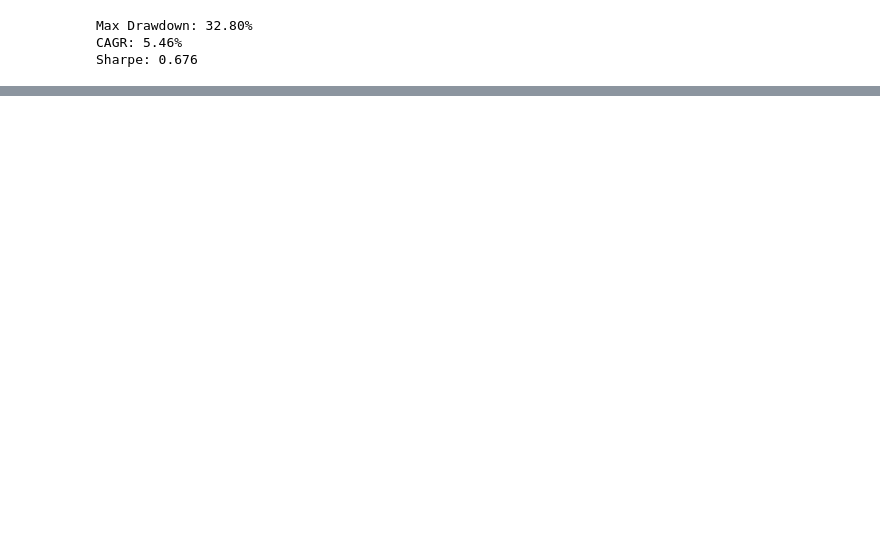
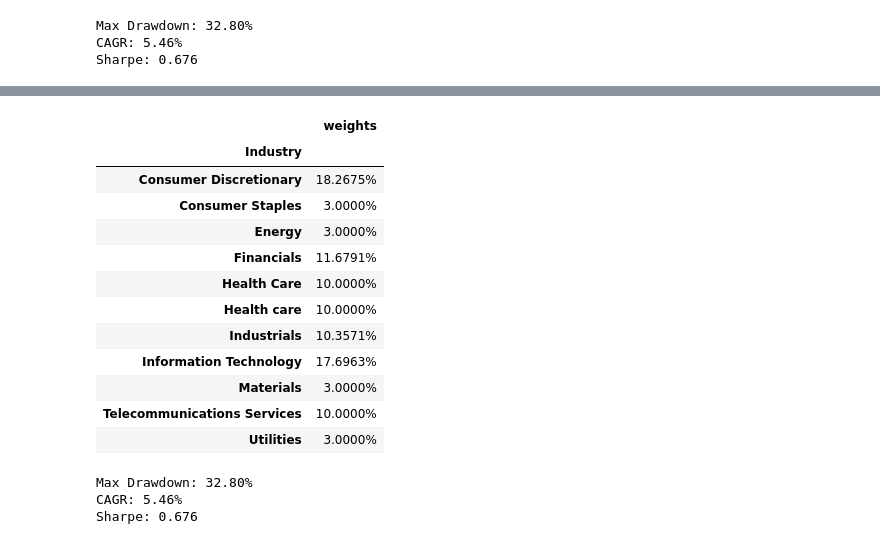
Before and after one commit to birdblues/kbtest, a Jupyter notebook: Tutorial05 - Multi Assets Algorithmic Trading Backtesting with Backtrader.ipynb, the cells around one changed output, grey strips where cells are left out. Saved outputs shown, nothing was run; the diff lists cells and outputs as text; code cells hidden in the pictures; blank space fills up the shorter version.

```diff
--- a/Tutorial05 - Multi Assets Algorithmic Trading Backtesting with Backtrader.ipynb
+++ b/Tutorial05 - Multi Assets Algorithmic Trading Backtesting with Backtrader.ipynb
@@ -388,0 +385,23 @@ array([<Axes: ylabel='2766'>], dtype=object)
+# %%
+############################################################
+# Composition per Industry
+############################################################
+
+w_classes = pd.concat([asset_classes.set_index('Assets'), w], axis=1)
+w_classes = w_classes.groupby(['Industry']).sum()
+w_classes.columns = ['weights']
+display(w_classes)
+# %% [output]
+|  | weights |
+| Industry |  |
+| Consumer Discretionary | 18.2675% |
+| Consumer Staples | 3.0000% |
+| Energy | 3.0000% |
+| Financials | 11.6791% |
+| Health Care | 10.0000% |
+| Health care | 10.0000% |
+| Industrials | 10.3571% |
+| Information Technology | 17.6963% |
+| Materials | 3.0000% |
+| Telecommunications Services | 10.0000% |
+| Utilities | 3.0000% |
@@ -388,0 +421,12 @@ array([<Axes: ylabel='2766'>], dtype=object)
+# %%
+############################################################
+# Show CVaR Strategy Stats
+############################################################
+
+print(f"Max Drawdown: {dd:.2f}%")
+print(f"CAGR: {cagr:.2f}%")
+print(f"Sharpe: {sharpe:.3f}")
+# %% [output]
+Max Drawdown: 32.80%
+CAGR: 5.46%
+Sharpe: 0.676
```
Also changed, not shown: parts of 9 cells of this notebook, 6 other files.
